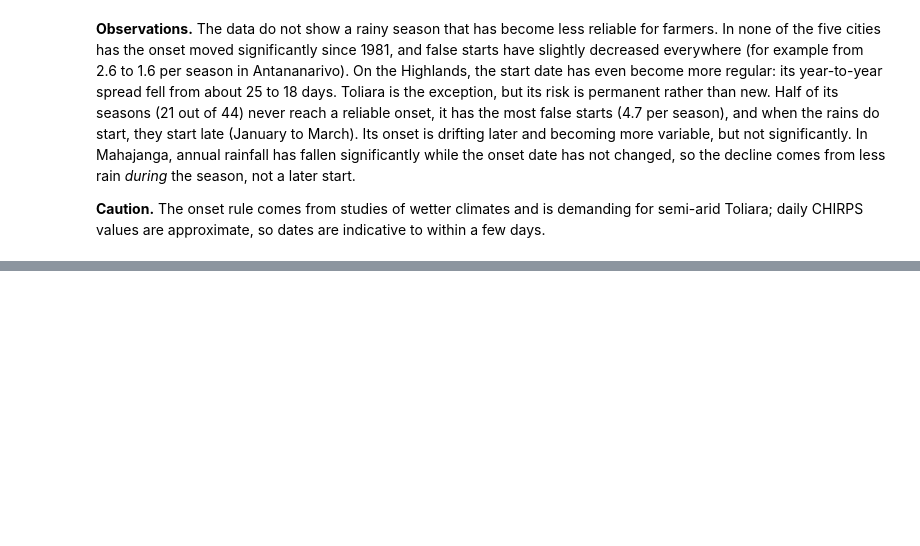
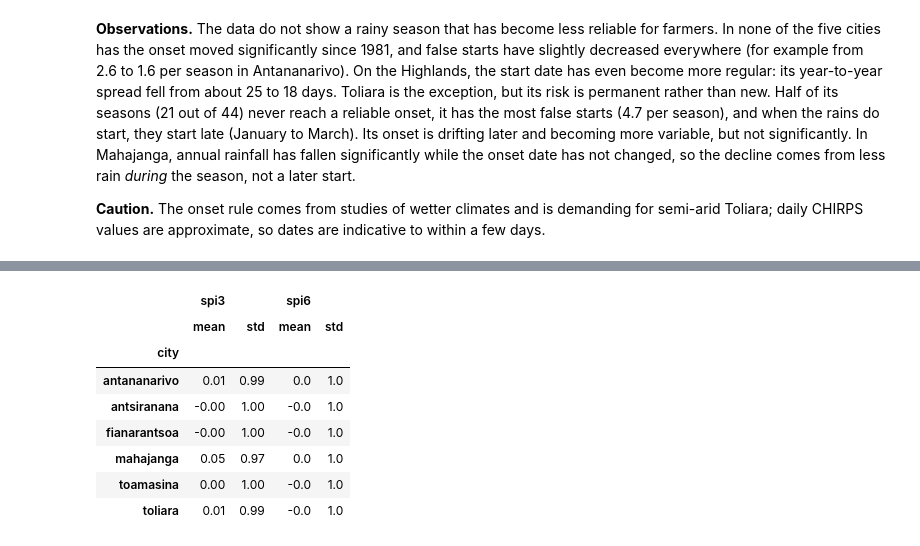
Before and after one commit to nirinaHelena/heather, a Jupyter notebook: notebooks/02_analysis.ipynb, the cells around one changed output, grey strips where cells are left out. Saved outputs shown, nothing was run; the diff lists cells and outputs as text; code cells hidden in the pictures; blank space fills up the shorter version.

```diff
--- a/notebooks/02_analysis.ipynb
+++ b/notebooks/02_analysis.ipynb
@@ -522,0 +528,40 @@ plt.show()
+# %%
+from scipy.stats import gamma, norm
+
+RAINY_MONTHS = [11, 12, 1, 2, 3, 4]
+
+monthly_rain = (
+    df.groupby(["city", pd.Grouper(key="date", freq="MS")])["rain_chirps"].sum()
+    .rename("rain").reset_index()
+)
+
+
+def spi(rain: pd.Series, dates: pd.Series, k: int) -> pd.Series:
+    """SPI over k months for one city's monthly rainfall, fitted on 1991-2020."""
+    totals = rain.rolling(k).sum()
+    out = pd.Series(np.nan, index=rain.index)
+    months = dates.dt.month
+    in_ref = dates.dt.year.between(1991, 2020)
+    for m in range(1, 13):
+        same_month = (months == m) & totals.notna()
+        ref = totals[same_month & in_ref]
+        q = (ref == 0).mean()                  # probability of no rain at all
+        wet = ref[ref > 0]
+        if len(wet) < 10:
+            continue                           # too few rainy cases to fit a distribution
+        a, loc, scale = gamma.fit(wet, floc=0)
+        prob = q + (1 - q) * gamma.cdf(totals[same_month], a, loc=loc, scale=scale)
+        out[same_month] = norm.ppf(np.clip(prob, 0.001, 0.999))
+    return out
+
+
+parts = []
+for city in CITY_ORDER:
+    sub = monthly_rain[monthly_rain["city"] == city].sort_values("date").copy()
+    sub["spi3"] = spi(sub["rain"], sub["date"], 3)
+    sub["spi6"] = spi(sub["rain"], sub["date"], 6)
+    parts.append(sub)
+
+spi_df = pd.concat(parts, ignore_index=True)
+spi_df["hydro_year"] = spi_df["date"].dt.year.where(spi_df["date"].dt.month >= 7, spi_df["date"].dt.year - 1)
+spi_df.tail()
@@ -522,0 +575,13 @@ plt.show()
+# %%
+check = spi_df[spi_df["date"].dt.year.between(1991, 2020)]
+check.groupby("city")[["spi3", "spi6"]].agg(["mean", "std"]).round(2)
+# %% [output]
+|  | spi3 |  | spi6 |  |
+|  | mean | std | mean | std |
+| city |  |  |  |  |
+| antananarivo | 0.01 | 0.99 | 0.0 | 1.0 |
+| antsiranana | -0.00 | 1.00 | -0.0 | 1.0 |
+| fianarantsoa | -0.00 | 1.00 | -0.0 | 1.0 |
+| mahajanga | 0.05 | 0.97 | 0.0 | 1.0 |
+| toamasina | 0.00 | 1.00 | -0.0 | 1.0 |
+| toliara | 0.01 | 0.99 | -0.0 | 1.0 |
```
Also changed, not shown: parts of 6 cells of this notebook, 1 other file.
